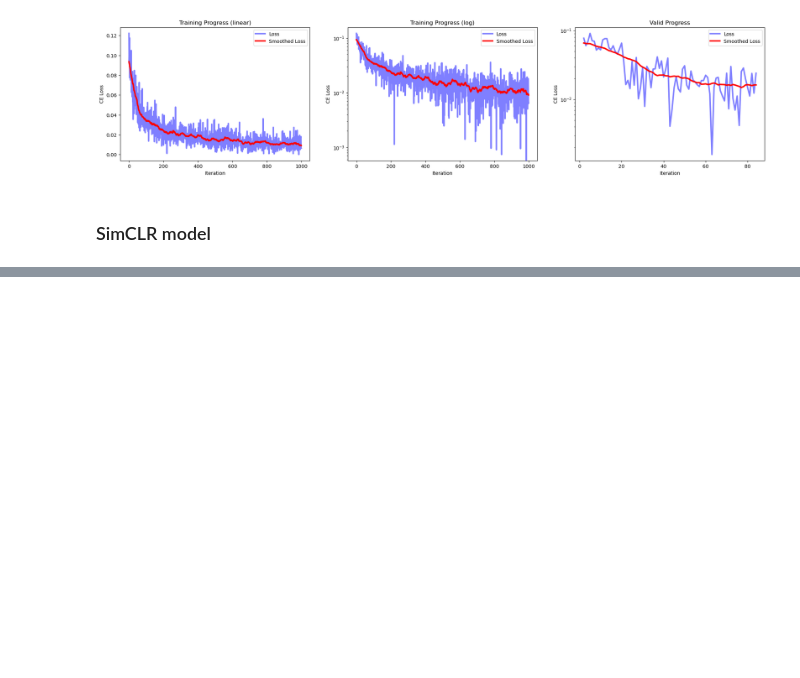
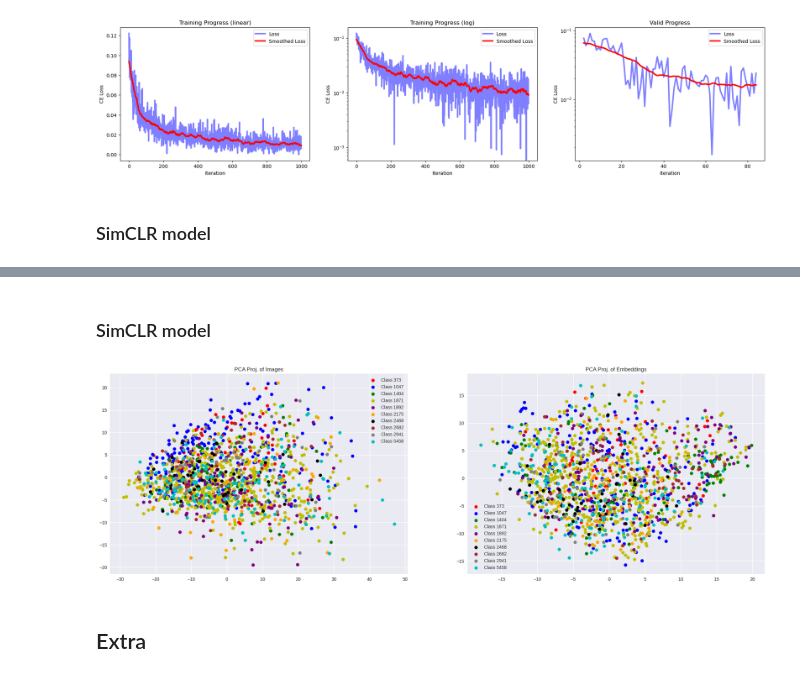
Before and after one commit to kel16/CudaLabTasksSS25, a Jupyter notebook: Session6/Solution6.ipynb, the cells around one changed output, grey strips where cells are left out. Cells and saved outputs as stored; diff of their text form; code cells hidden in the pictures; blank space fills up the shorter version.

```diff
--- a/Session6/Solution6.ipynb
+++ b/Session6/Solution6.ipynb
@@ -367,0 +474,41 @@ Epoch 5 complete. Average Loss: 4.1204
+# %% [markdown]
+### SimCLR model
+# %%
+best_model_name = "SimCLR_t0.07_iter100"
+
+best_model = SimCLR()
+load_model(best_model, best_model_name)
+best_model.to(device)
+
+imgs_flat = []
+embs = []
+labels = []
+best_model = best_model.eval()
+with torch.no_grad():
+    for img, lbl in tqdm(filtered_loader):
+        imgs = img.to(device)
+        emb = best_model.backbone(imgs)
+
+        labels.append(lbl)
+        embs.append(emb.cpu())
+        imgs_flat.append(img.cpu().flatten(1))
+
+labels = np.concatenate(labels)
+embs = np.concatenate(embs)
+imgs_flat = np.concatenate(imgs_flat)
+# %%
+pca_imgs = PCA(n_components=2).fit_transform(imgs_flat)
+pca_embs = PCA(n_components=2).fit_transform(embs)
+# %%
+N = 5000
+plt.style.use('seaborn')
+fig,ax = plt.subplots(1,2,figsize=(26,8))
+display_projections(pca_imgs[:N], labels[:N], ax=ax[0])
+ax[0].set_title("PCA Proj. of Images")
+display_projections(pca_embs[:N], labels[:N], ax=ax[1])
+ax[1].set_title("PCA Proj. of Embeddings")
+plt.show()
+# %% [output]
+[figure, added]
+# %% [markdown]
+## Extra
```
Also changed, not shown: parts of 21 cells of this notebook, 13 other files.
